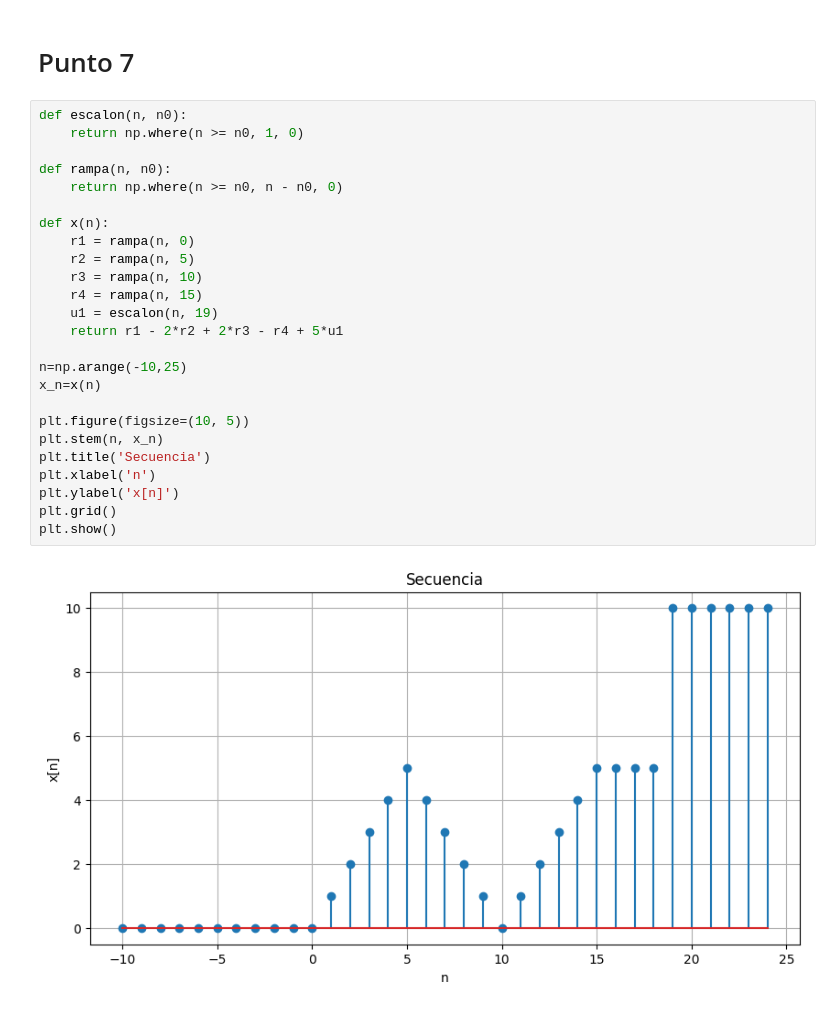
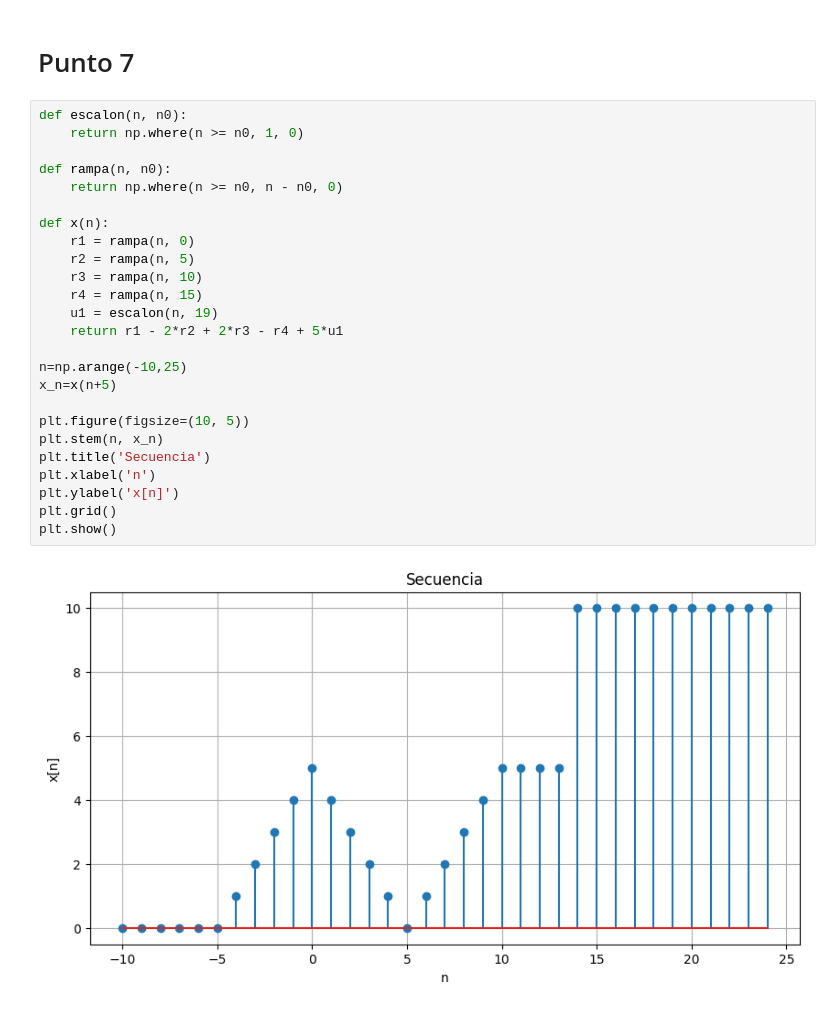
Before and after one commit to CesarAr0504/Arredondo_Restrepo_Lab_Sen, a Jupyter notebook: Señales_y_Sistemas_discretos.ipynb, the cells around one changed output. Drawn from its saved outputs; the diff is of its cells as text.

```diff
--- a/Señales_y_Sistemas_discretos.ipynb
+++ b/Señales_y_Sistemas_discretos.ipynb
@@ -192,30 +192,30 @@ plt.show()
 # %%
 def escalon(n, n0):
     return np.where(n >= n0, 1, 0)
 
 def rampa(n, n0):
     return np.where(n >= n0, n - n0, 0)
 
 def x(n):
     r1 = rampa(n, 0)
     r2 = rampa(n, 5)
     r3 = rampa(n, 10)
     r4 = rampa(n, 15)
     u1 = escalon(n, 19)
     return r1 - 2*r2 + 2*r3 - r4 + 5*u1
 
 n=np.arange(-10,25)
-x_n=x(n)
+x_n=x(n+5)
 
 plt.figure(figsize=(10, 5))
 plt.stem(n, x_n)
 plt.title('Secuencia')
 plt.xlabel('n')
 plt.ylabel('x[n]')
 plt.grid()
 plt.show()
 # %% [output]
-[figure, old version]
+[figure, new version]
 # %%
 # a. x_5(n) = 2x(n - 4) + x(n)
 
```
Also changed, not shown: parts of 1 cell of this notebook.
